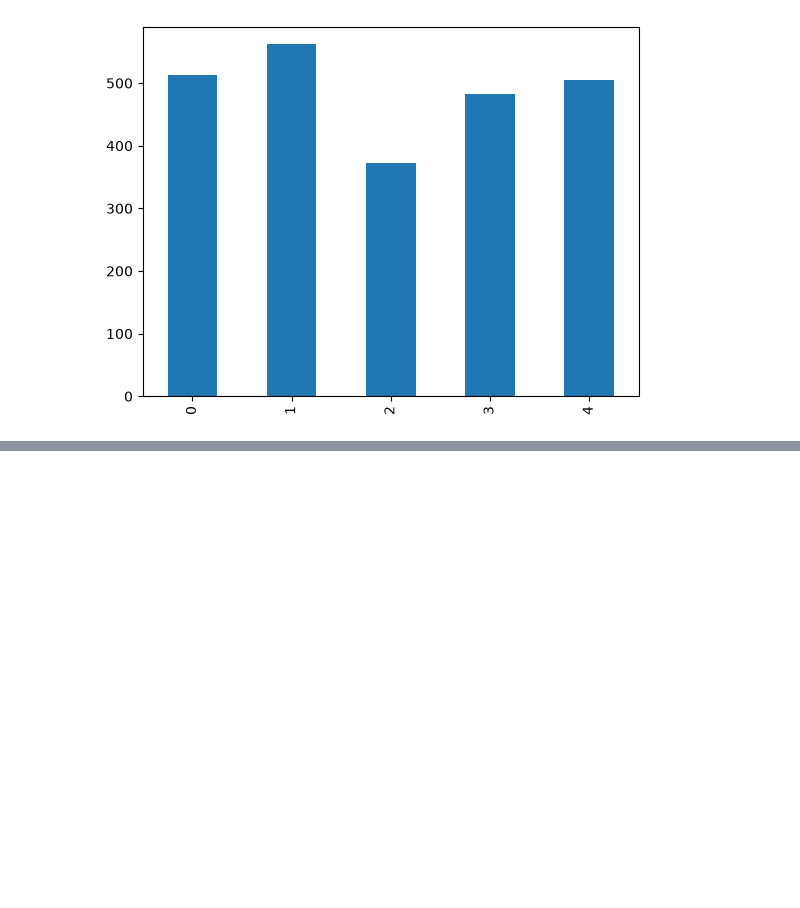
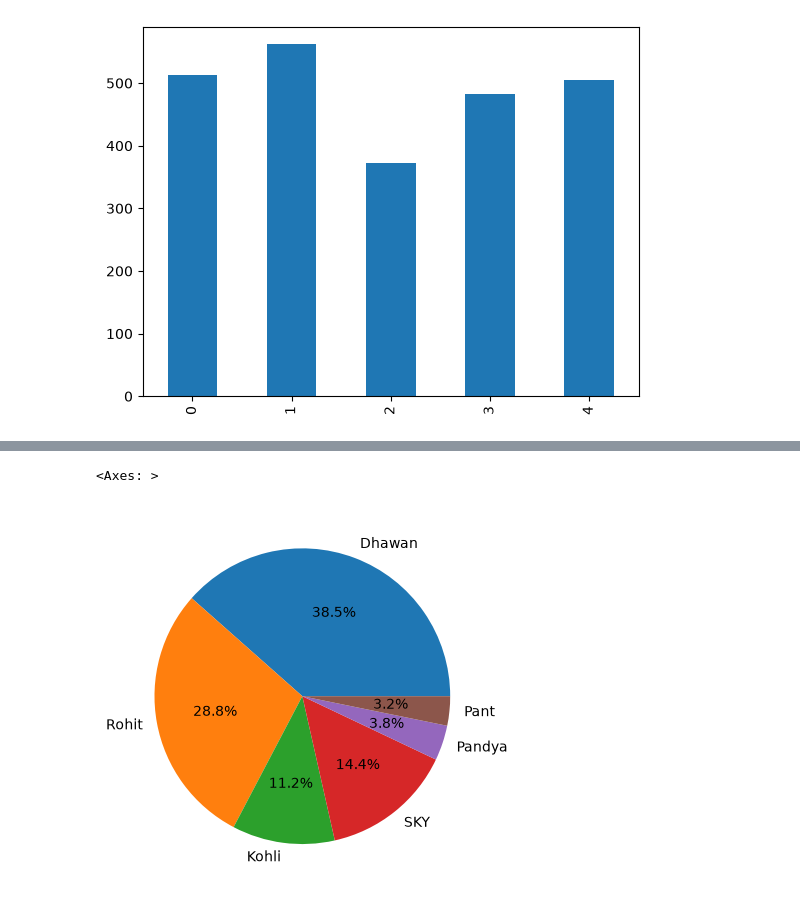
Before and after one commit to manishkumarmj/100_days_ml, a Jupyter notebook: Data visualization_Web_dev/matplotlib/Session_24_adv_matplotlib/self._24.ipynb, the cells around one changed output, grey strips where cells are left out. Saved outputs shown, nothing was run; the diff lists cells and outputs as text; code cells hidden in the pictures; blank space fills up the shorter version.

```diff
--- a/Data visualization_Web_dev/matplotlib/Session_24_adv_matplotlib/self._24.ipynb
+++ b/Data visualization_Web_dev/matplotlib/Session_24_adv_matplotlib/self._24.ipynb
@@ -426,0 +457,12 @@ temp['2015'].plot(kind='bar')
+# %%
+# pie -> single and multiple
+df = pd.DataFrame(
+    {
+        'batsman':['Dhawan','Rohit','Kohli','SKY','Pandya','Pant'],
+        'match1':[120,90,35,45,12,10],
+        'match2':[0,1,123,130,34,45],
+        'match3':[50,24,145,45,10,90]
+    }
+)
+
+df.head()
@@ -426,0 +476,5 @@ temp['2015'].plot(kind='bar')
+# %%
+df['match1'].plot(kind='pie',labels=df['batsman'].values,autopct='%0.1f%%')
+# %% [output]
+<Axes: >
+[figure, added]
```
Also changed, not shown: parts of 16 cells of this notebook, 6 other files.
